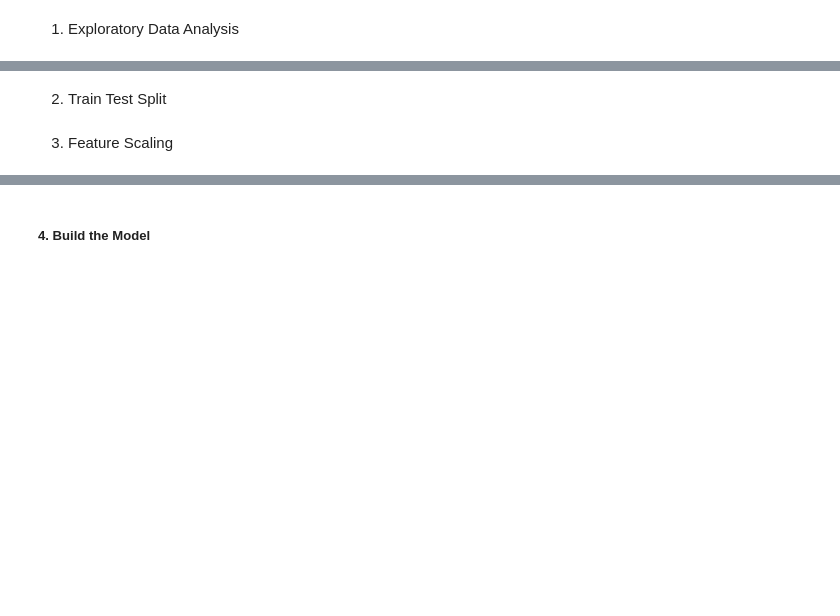
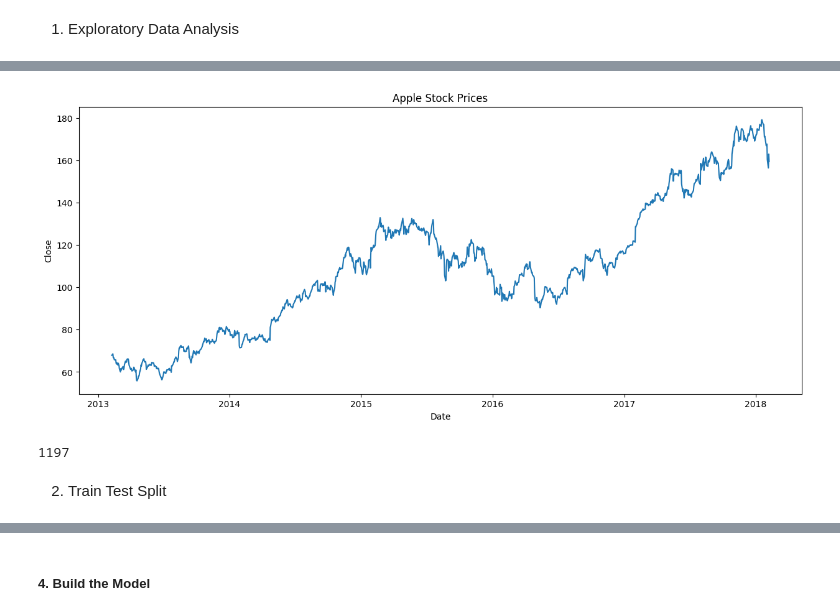
Before and after one commit to fatahrahimi330/100-Machine-Learning-Projects, a Jupyter notebook: 23-Stock Price Prediction/stock_price_prediction.ipynb, the cells around one changed output, grey strips where cells are left out. Cells and saved outputs as stored; diff of their text form; code cells hidden in the pictures; blank space fills up the shorter version.

Commit message:
Stock Price Prediction Project

```diff
--- a/23-Stock Price Prediction/stock_price_prediction.ipynb
+++ b/23-Stock Price Prediction/stock_price_prediction.ipynb
@@ -20,0 +114,20 @@ df.head()
+# %%
+from datetime import datetime
+apple = df[df['Name'] == 'AAPL']
+prediction_range = apple.loc[(apple['date'] > datetime(2013,1,1))
+ & (apple['date']<datetime(2018,1,1))]
+plt.figure(figsize=(15, 6))
+plt.plot(apple['date'],apple['close'])
+plt.xlabel("Date")
+plt.ylabel("Close")
+plt.title("Apple Stock Prices")
+plt.show()
+# %% [output]
+[figure, added]
+# %%
+close_data = apple.filter(['close'])
+dataset = close_data.values
+training = int(np.ceil(len(dataset) * .95))
+print(training)
+# %% [output]
+1197
@@ -21,4 +143,2 @@ df.head()
 # %% [markdown]
 2. Train Test Split
-# %% [markdown]
-3. Feature Scaling
```
Also changed, not shown: parts of 23 cells of this notebook, 2 other files.
